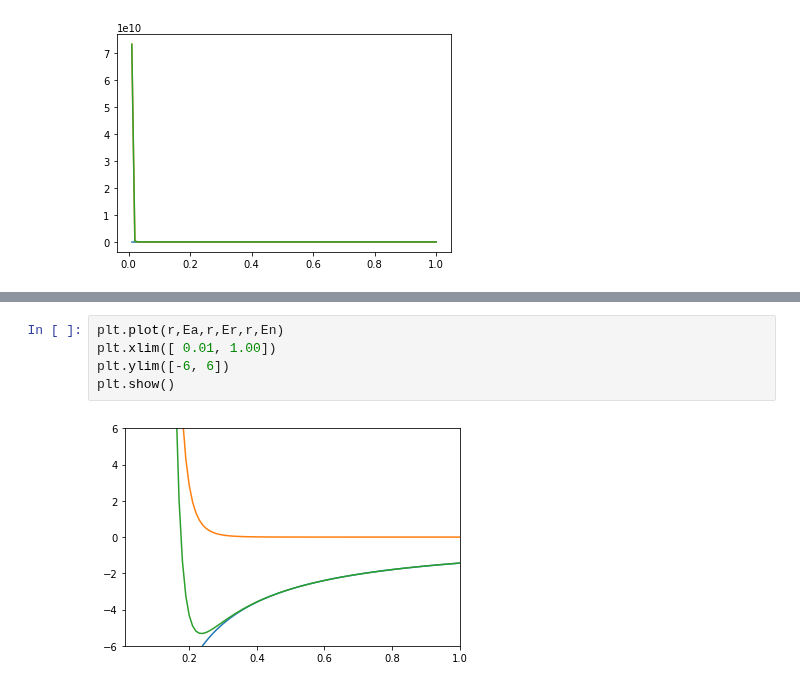
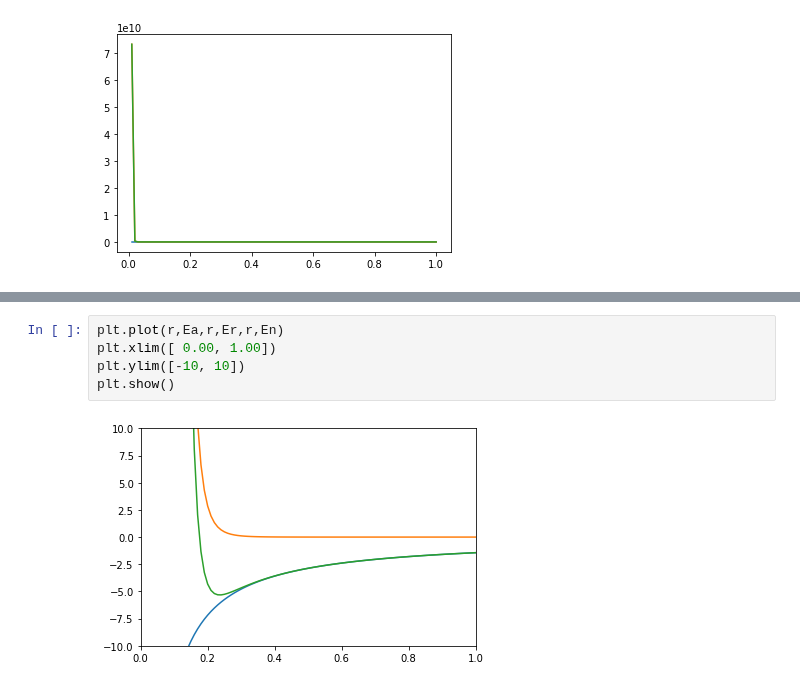
Before and after one commit to ProfessorKazarinoff/staticsite, a Jupyter notebook: content/code/matplotlib_plots/plot_bond_energy.ipynb, the cells around one changed output, grey strips where cells are left out. Saved outputs shown, nothing was run; the diff lists cells and outputs as text.

```diff
--- a/content/code/matplotlib_plots/plot_bond_energy.ipynb
+++ b/content/code/matplotlib_plots/plot_bond_energy.ipynb
@@ -39,7 +89,7 @@ plt.show()
 # %%
 plt.plot(r,Ea,r,Er,r,En)
-plt.xlim([ 0.01, 1.00])
-plt.ylim([-6, 6])
+plt.xlim([ 0.00, 1.00])
+plt.ylim([-10, 10])
 plt.show()
 # %% [output]
-[figure, old version]
+[figure, new version]
```
Also changed, not shown: parts of 17 cells of this notebook, 1 other file.
